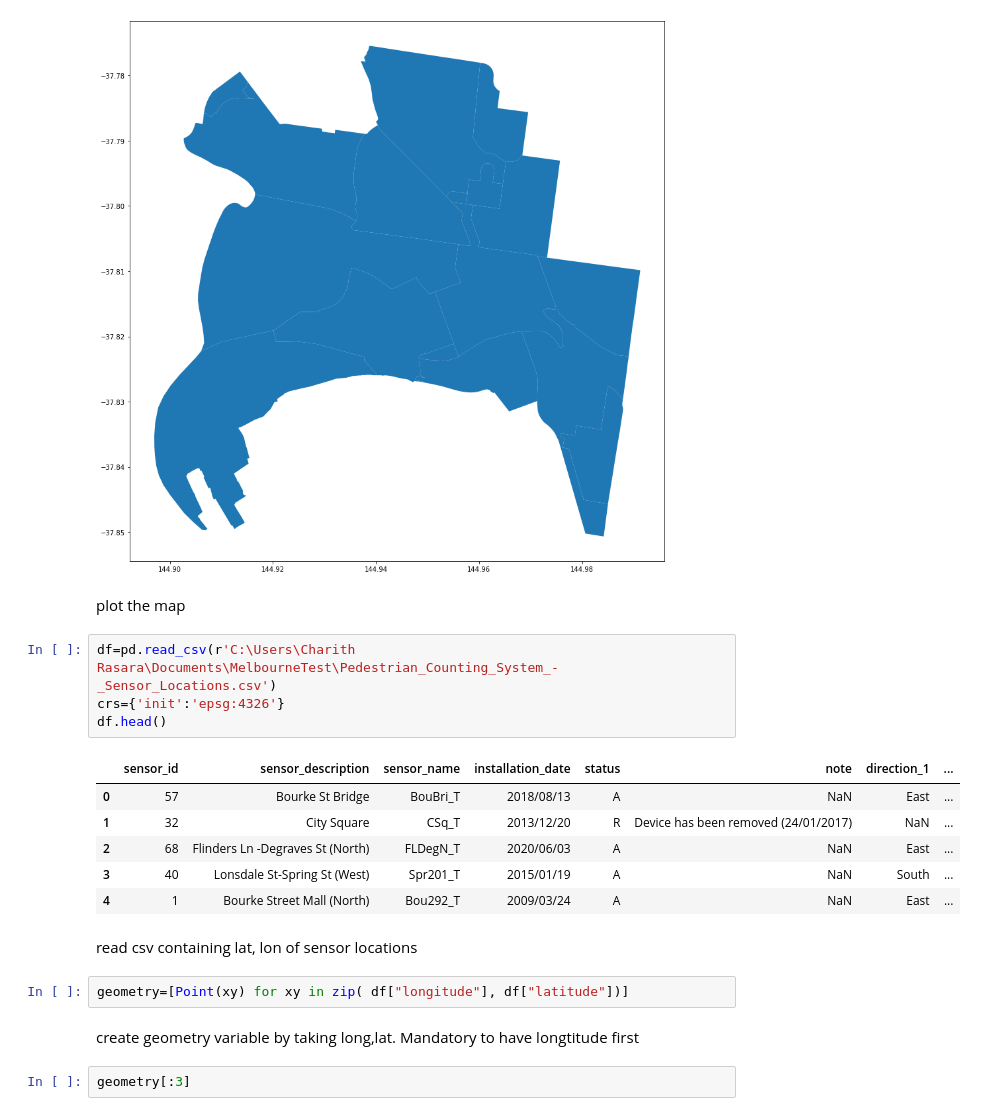
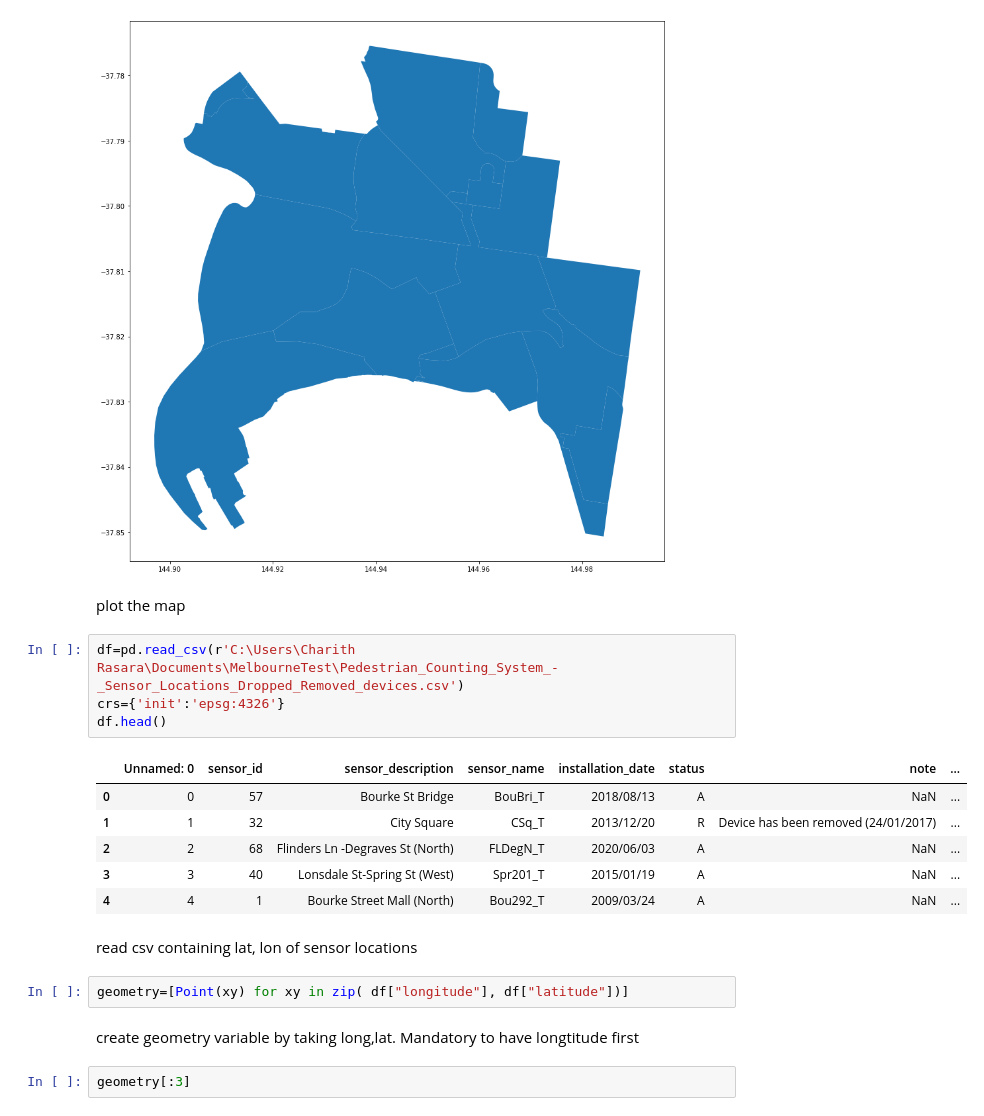
Before and after one commit to HiruniNuwanthika/ChicagoEscooter, a Jupyter notebook: pedestriancount_sensor_distribution.py.ipynb, the cells around one changed output. Saved outputs shown, nothing was run; the diff lists cells and outputs as text.

Commit message:
Updated sensor locations -dropped removed devices

```diff
--- a/pedestriancount_sensor_distribution.py.ipynb
+++ b/pedestriancount_sensor_distribution.py.ipynb
@@ -17,25 +17,25 @@ melb_map.plot(ax=ax)
 # %% [output]
 <AxesSubplot:>
 [figure]
-# %% [markdown]
-plot the map
+# %% [markdown]
+plot the map
 # %%
-df=pd.read_csv(r'C:\Users\Charith Rasara\Documents\MelbourneTest\Pedestrian_Counting_System_-_Sensor_Locations.csv')
+df=pd.read_csv(r'C:\Users\Charith Rasara\Documents\MelbourneTest\Pedestrian_Counting_System_-_Sensor_Locations_Dropped_Removed_devices.csv')
 crs={'init':'epsg:4326'}
 df.head()
 # %% [output]
-|  | sensor_id | sensor_description | sensor_name | installation_date | status | note | direction_1 | ... |
-| 0 | 57 | Bourke St Bridge | BouBri_T | 2018/08/13 | A | NaN | East | ... |
-| 1 | 32 | City Square | CSq_T | 2013/12/20 | R | Device has been removed (24/01/2017) | NaN | ... |
-| 2 | 68 | Flinders Ln -Degraves St (North) | FLDegN_T | 2020/06/03 | A | NaN | East | ... |
-| 3 | 40 | Lonsdale St-Spring St (West) | Spr201_T | 2015/01/19 | A | NaN | South | ... |
-| 4 | 1 | Bourke Street Mall (North) | Bou292_T | 2009/03/24 | A | NaN | East | ... |
+|  | Unnamed: 0 | sensor_id | sensor_description | sensor_name | installation_date | status | note | ... |
+| 0 | 0 | 57 | Bourke St Bridge | BouBri_T | 2018/08/13 | A | NaN | ... |
+| 1 | 1 | 32 | City Square | CSq_T | 2013/12/20 | R | Device has been removed (24/01/2017) | ... |
+| 2 | 2 | 68 | Flinders Ln -Degraves St (North) | FLDegN_T | 2020/06/03 | A | NaN | ... |
+| 3 | 3 | 40 | Lonsdale St-Spring St (West) | Spr201_T | 2015/01/19 | A | NaN | ... |
+| 4 | 4 | 1 | Bourke Street Mall (North) | Bou292_T | 2009/03/24 | A | NaN | ... |
-# %% [markdown]
-read csv containing lat, lon of sensor locations
+# %% [markdown]
+read csv containing lat, lon of sensor locations
 # %%
 geometry=[Point(xy) for xy in zip( df["longitude"], df["latitude"])]
-# %% [markdown]
-create geometry variable by taking long,lat. Mandatory to have longtitude first
+# %% [markdown]
+create geometry variable by taking long,lat. Mandatory to have longtitude first
 # %%
 geometry[:3]
 # %% [output]
```
Also changed, not shown: parts of 7 cells of this notebook.
